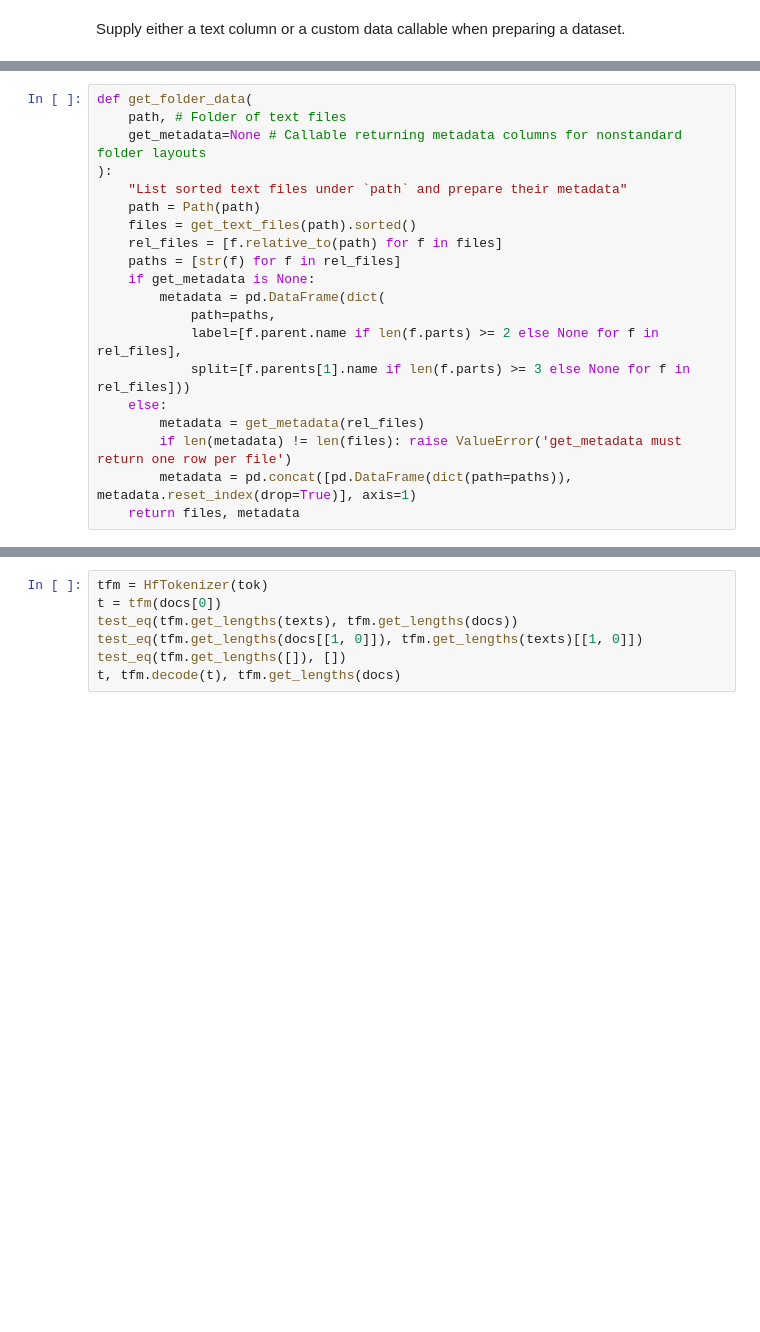
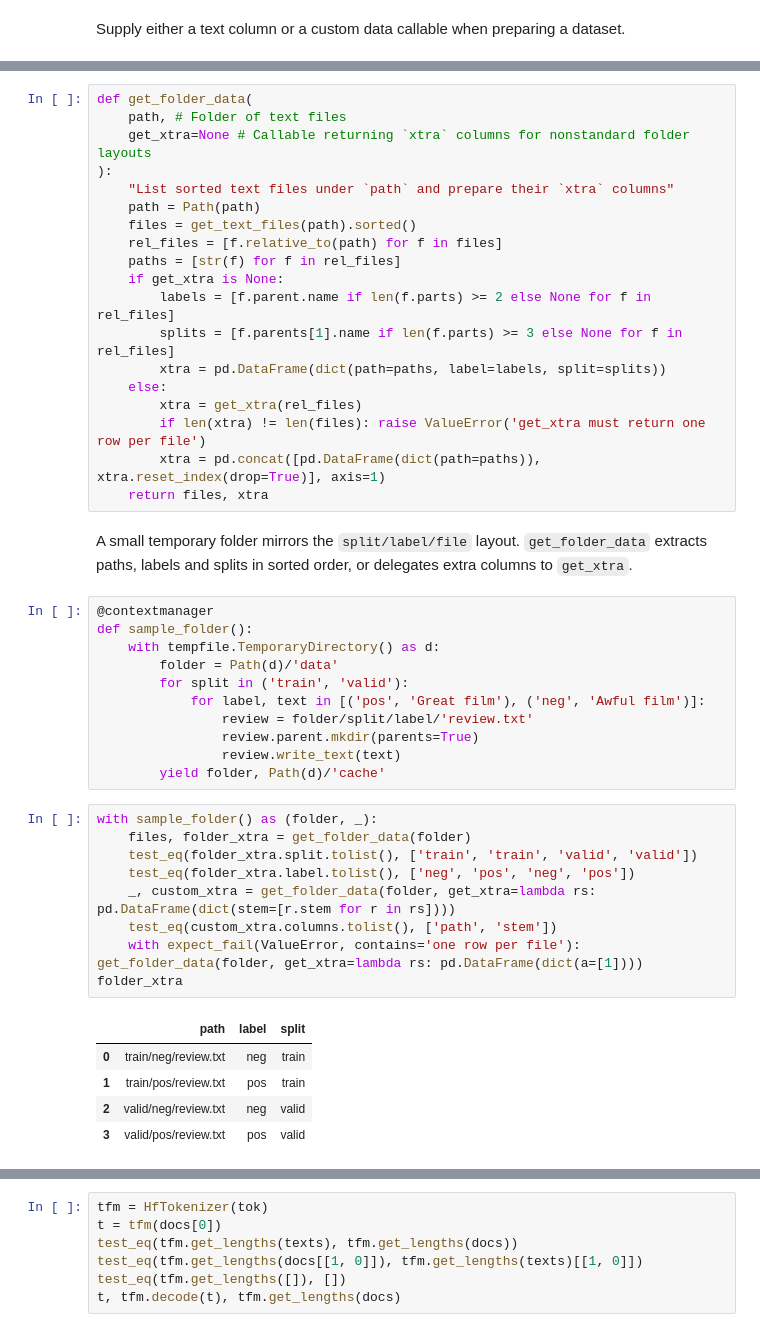
Before and after one commit to dienhoa/fastai, a Jupyter notebook: nbs/36_text.tokenizer.ipynb, the cells around one changed output, grey strips where cells are left out. Drawn from its saved outputs; the diff is of its cells as text; blank space fills up the shorter version.

```diff
--- a/nbs/36_text.tokenizer.ipynb
+++ b/nbs/36_text.tokenizer.ipynb
@@ -296,21 +336,48 @@ For other layouts, `get_metadata` receives the sorted relative paths and returns
 # %%
 def get_folder_data(
     path, # Folder of text files
-    get_metadata=None # Callable returning metadata columns for nonstandard folder layouts
+    get_xtra=None # Callable returning `xtra` columns for nonstandard folder layouts
 ):
-    "List sorted text files under `path` and prepare their metadata"
+    "List sorted text files under `path` and prepare their `xtra` columns"
     path = Path(path)
     files = get_text_files(path).sorted()
     rel_files = [f.relative_to(path) for f in files]
     paths = [str(f) for f in rel_files]
-    if get_metadata is None:
-        metadata = pd.DataFrame(dict(
-            path=paths,
-            label=[f.parent.name if len(f.parts) >= 2 else None for f in rel_files],
-            split=[f.parents[1].name if len(f.parts) >= 3 else None for f in rel_files]))
+    if get_xtra is None:
+        labels = [f.parent.name if len(f.parts) >= 2 else None for f in rel_files]
+        splits = [f.parents[1].name if len(f.parts) >= 3 else None for f in rel_files]
+        xtra = pd.DataFrame(dict(path=paths, label=labels, split=splits))
     else:
-        metadata = get_metadata(rel_files)
-        if len(metadata) != len(files): raise ValueError('get_metadata must return one row per file')
-        metadata = pd.concat([pd.DataFrame(dict(path=paths)), metadata.reset_index(drop=True)], axis=1)
-    return files, metadata
+        xtra = get_xtra(rel_files)
+        if len(xtra) != len(files): raise ValueError('get_xtra must return one row per file')
+        xtra = pd.concat([pd.DataFrame(dict(path=paths)), xtra.reset_index(drop=True)], axis=1)
+    return files, xtra
+# %% [markdown]
+A small temporary folder mirrors the `split/label/file` layout. `get_folder_data` extracts paths, labels and splits in sorted order, or delegates extra columns to `get_xtra`.
+# %%
+@contextmanager
+def sample_folder():
+    with tempfile.TemporaryDirectory() as d:
+        folder = Path(d)/'data'
+        for split in ('train', 'valid'):
+            for label, text in [('pos', 'Great film'), ('neg', 'Awful film')]:
+                review = folder/split/label/'review.txt'
+                review.parent.mkdir(parents=True)
+                review.write_text(text)
+        yield folder, Path(d)/'cache'
+# %%
+with sample_folder() as (folder, _):
+    files, folder_xtra = get_folder_data(folder)
+    test_eq(folder_xtra.split.tolist(), ['train', 'train', 'valid', 'valid'])
+    test_eq(folder_xtra.label.tolist(), ['neg', 'pos', 'neg', 'pos'])
+    _, custom_xtra = get_folder_data(folder, get_xtra=lambda rs: pd.DataFrame(dict(stem=[r.stem for r in rs])))
+    test_eq(custom_xtra.columns.tolist(), ['path', 'stem'])
+    with expect_fail(ValueError, contains='one row per file'): get_folder_data(folder, get_xtra=lambda rs: pd.DataFrame(dict(a=[1])))
+folder_xtra
+# %% [output]
+|  | path | label | split |
+| 0 | train/neg/review.txt | neg | train |
+| 1 | train/pos/review.txt | pos | train |
+| 2 | valid/neg/review.txt | neg | valid |
+| 3 | valid/pos/review.txt | pos | valid |
 # %%
```
Also changed, not shown: parts of 91 cells of this notebook, 4 other files.
